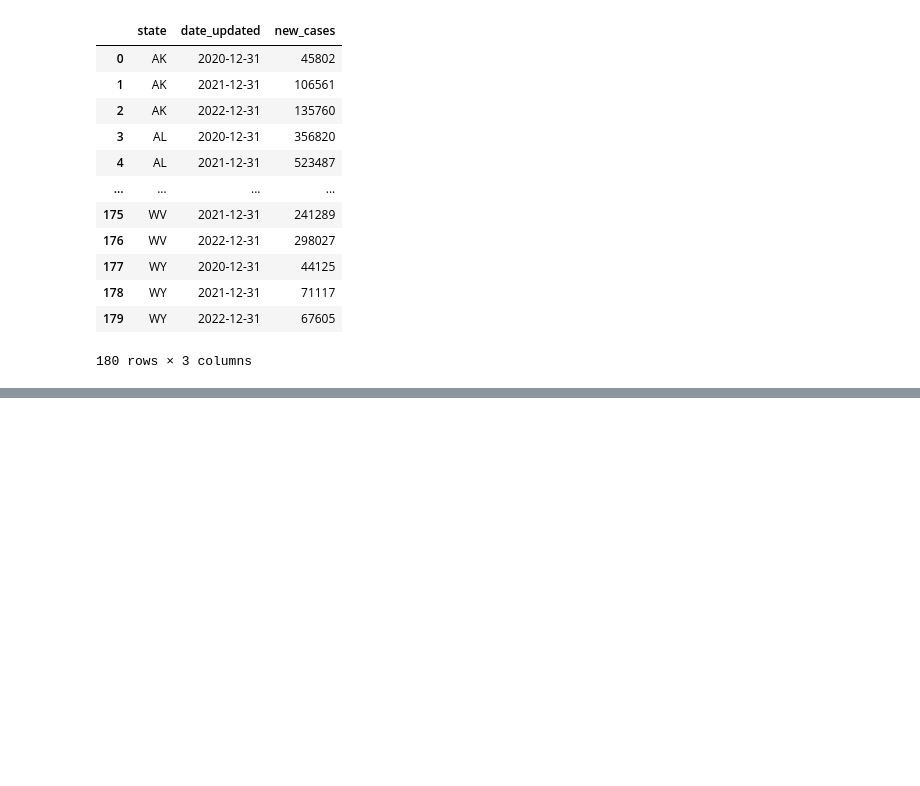
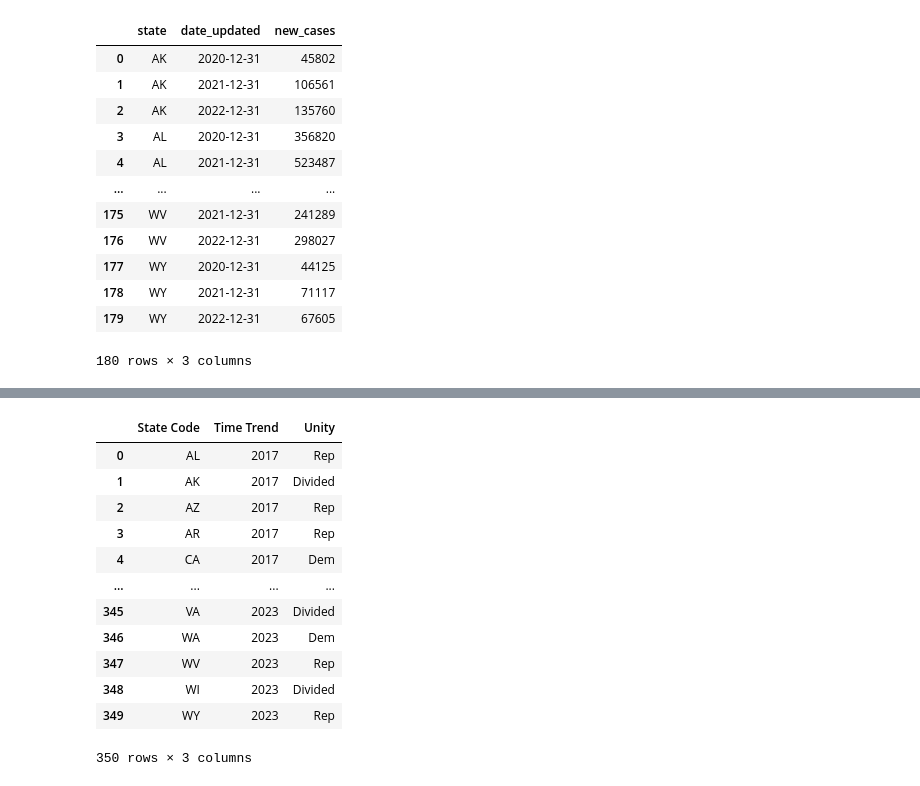
Before and after one commit to samaypanwar/HEALTH-ECONS, a Jupyter notebook: group_project/data_mapping.ipynb, the cells around one changed output, grey strips where cells are left out. Cells and saved outputs as stored; diff of their text form; code cells hidden in the pictures; blank space fills up the shorter version.

```diff
--- a/group_project/data_mapping.ipynb
+++ b/group_project/data_mapping.ipynb
@@ -336,0 +338,33 @@ tmp
+# %%
+df_political = pd.read_csv('data/political_data.csv', header = 0, index_col = 0)
+state_control = []
+for col in df_political.columns:
+
+    if 'Unnamed: ' in col:
+        if int(col.split(sep='Unnamed:')[1]) % 3 == 0:
+            state_control.append(col)
+
+df_political = df_political[state_control]
+df_political.columns = [str(i) for i in range(2017, 2024)]
+df_political.drop(['State_Code'], axis=0, inplace = True) #.to_csv('data/cleaned_political_data.csv')
+df_political = df_political.reset_index().rename(columns = {'index': 'State Code'})
+# df_political = pd.read_csv('data/cleaned_political_data.csv')
+df_political = df_political.melt(id_vars = 'State Code', value_vars = [str(i) for i in range(2017, 2024)])
+df_political = df_political.rename(columns = {'variable': 'Time Trend', 'value': 'Unity'})
+df_political.to_csv('data/cleaned_political_data.csv', index = False)
+# %%
+df_political
+# %% [output]
+|  | State Code | Time Trend | Unity |
+| 0 | AL | 2017 | Rep |
+| 1 | AK | 2017 | Divided |
+| 2 | AZ | 2017 | Rep |
+| 3 | AR | 2017 | Rep |
+| 4 | CA | 2017 | Dem |
+| ... | ... | ... | ... |
+| 345 | VA | 2023 | Divided |
+| 346 | WA | 2023 | Dem |
+| 347 | WV | 2023 | Rep |
+| 348 | WI | 2023 | Divided |
+| 349 | WY | 2023 | Rep |
+350 rows × 3 columns
```
Also changed, not shown: parts of 3 cells of this notebook, 5 other files.
